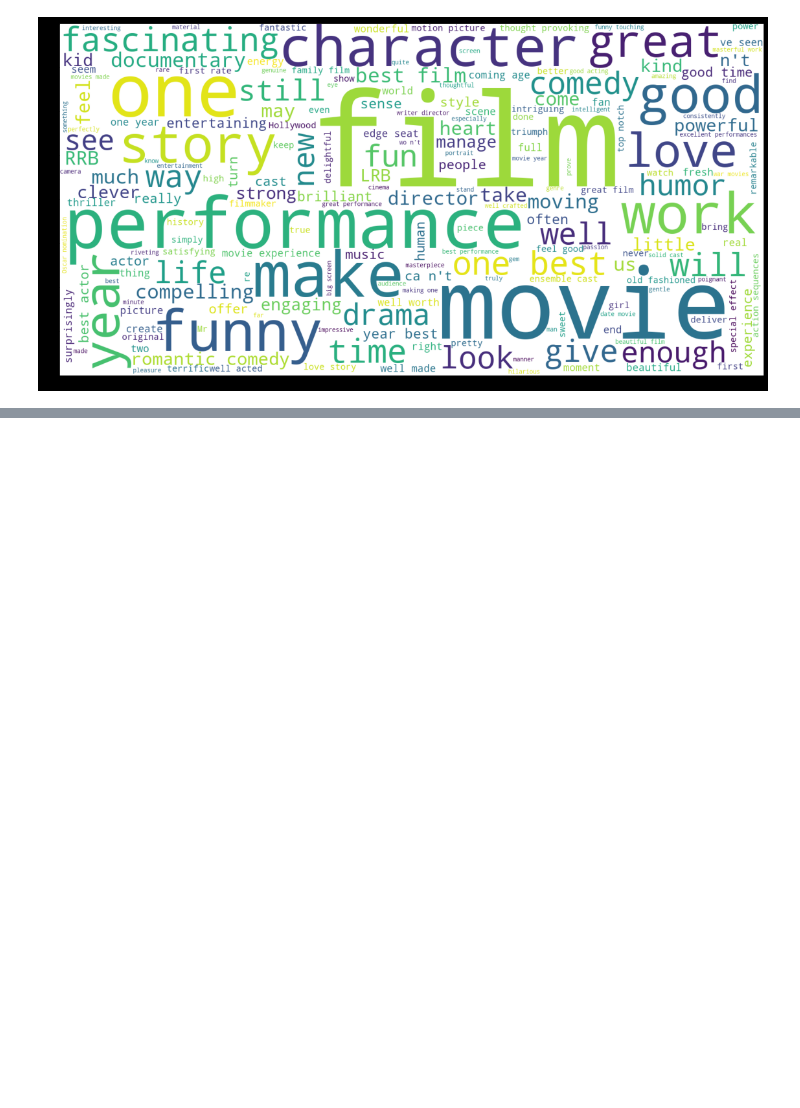
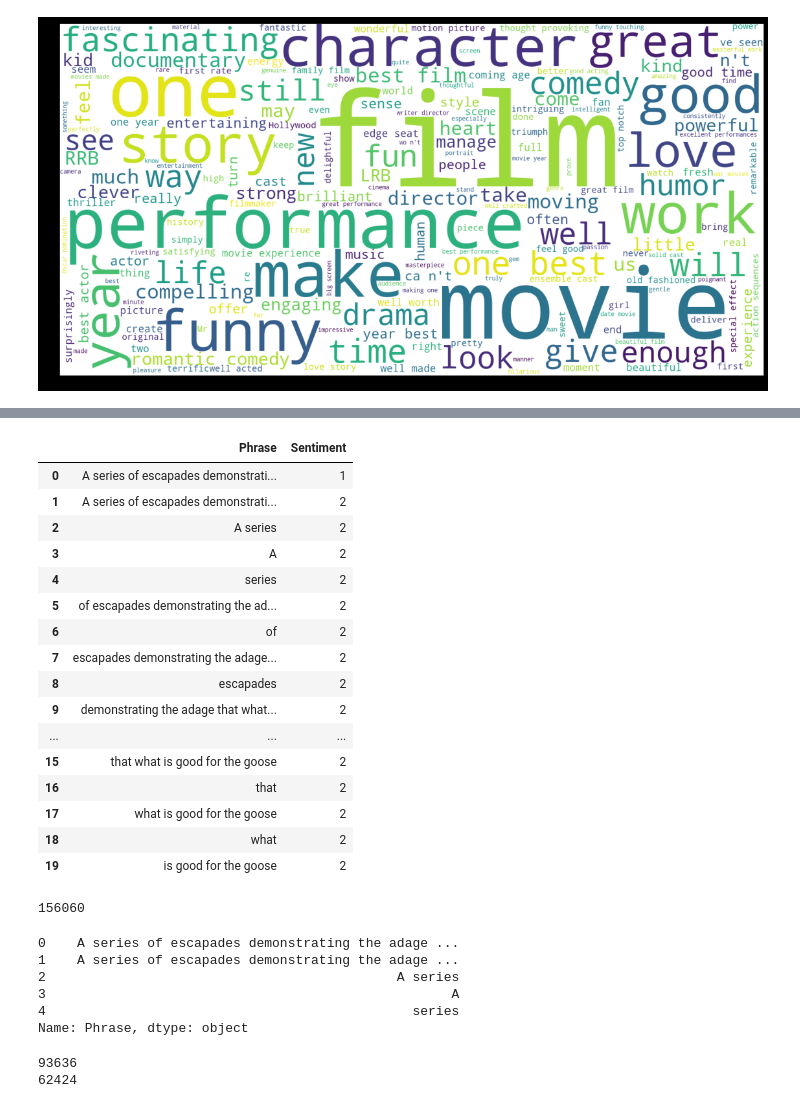
Before and after one commit to Manideepcharugundla/NLP-PROJECT, a Jupyter notebook: movie_reviews.ipynb, the cells around one changed output, grey strips where cells are left out. Cells and saved outputs as stored; diff of their text form; code cells hidden in the pictures; blank space fills up the shorter version.

```diff
--- a/movie_reviews.ipynb
+++ b/movie_reviews.ipynb
@@ -249,0 +290,48 @@ plt.imshow(wordCloud)
+# %%
+
+trainset['Phrase'].replace('', np.nan, inplace=True)
+trainset.dropna(subset = ["Phrase"], inplace=True)
+trainset.head(20)
+# %% [output]
+|  | Phrase | Sentiment |
+| 0 | A series of escapades demonstrati... | 1 |
+| 1 | A series of escapades demonstrati... | 2 |
+| 2 | A series | 2 |
+| 3 | A | 2 |
+| 4 | series | 2 |
+| 5 | of escapades demonstrating the ad... | 2 |
+| 6 | of | 2 |
+| 7 | escapades demonstrating the adage... | 2 |
+| 8 | escapades | 2 |
+| 9 | demonstrating the adage that what... | 2 |
+| ... | ... | ... |
+| 15 | that what is good for the goose | 2 |
+| 16 | that | 2 |
+| 17 | what is good for the goose | 2 |
+| 18 | what | 2 |
+| 19 | is good for the goose | 2 |
+# %%
+#after removing empty rows
+print(len(trainset))
+# %% [output]
+156060
+# %%
+phrase = trainset['Phrase']
+sentiment = trainset['Sentiment']
+
+phrase.head()
+# %% [output]
+0    A series of escapades demonstrating the adage ...
+1    A series of escapades demonstrating the adage ...
+2                                             A series
+3                                                    A
+4                                               series
+Name: Phrase, dtype: object
+# %%
+X_train, X_test, Y_train, Y_test = train_test_split(phrase,sentiment, test_size = 0.4, random_state = 50,shuffle=True, stratify=sentiment)
+
+print(len(X_train))
+print(len(X_test))
+# %% [output]
+93636
+62424
```
Also changed, not shown: parts of 9 cells of this notebook.
